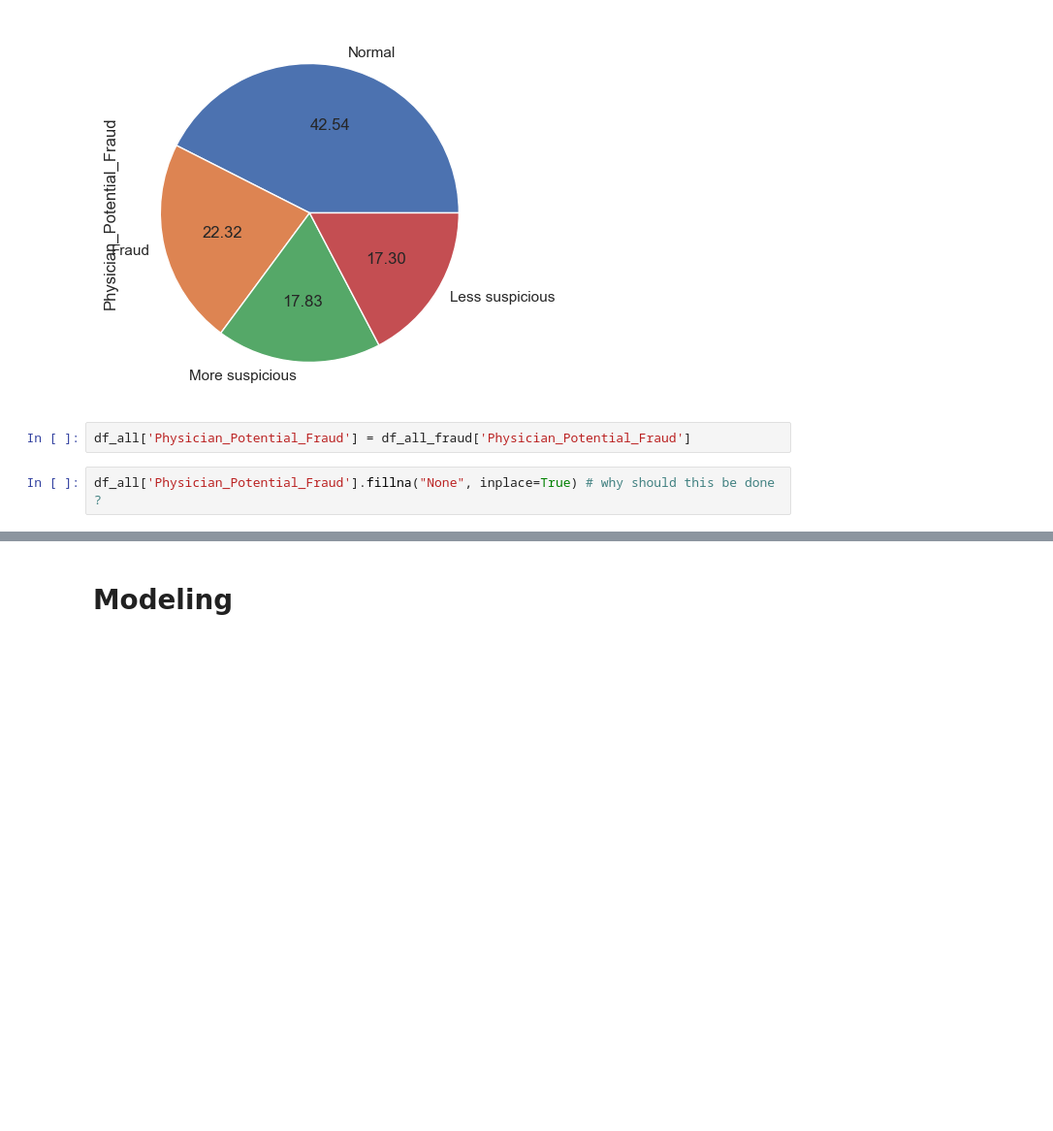
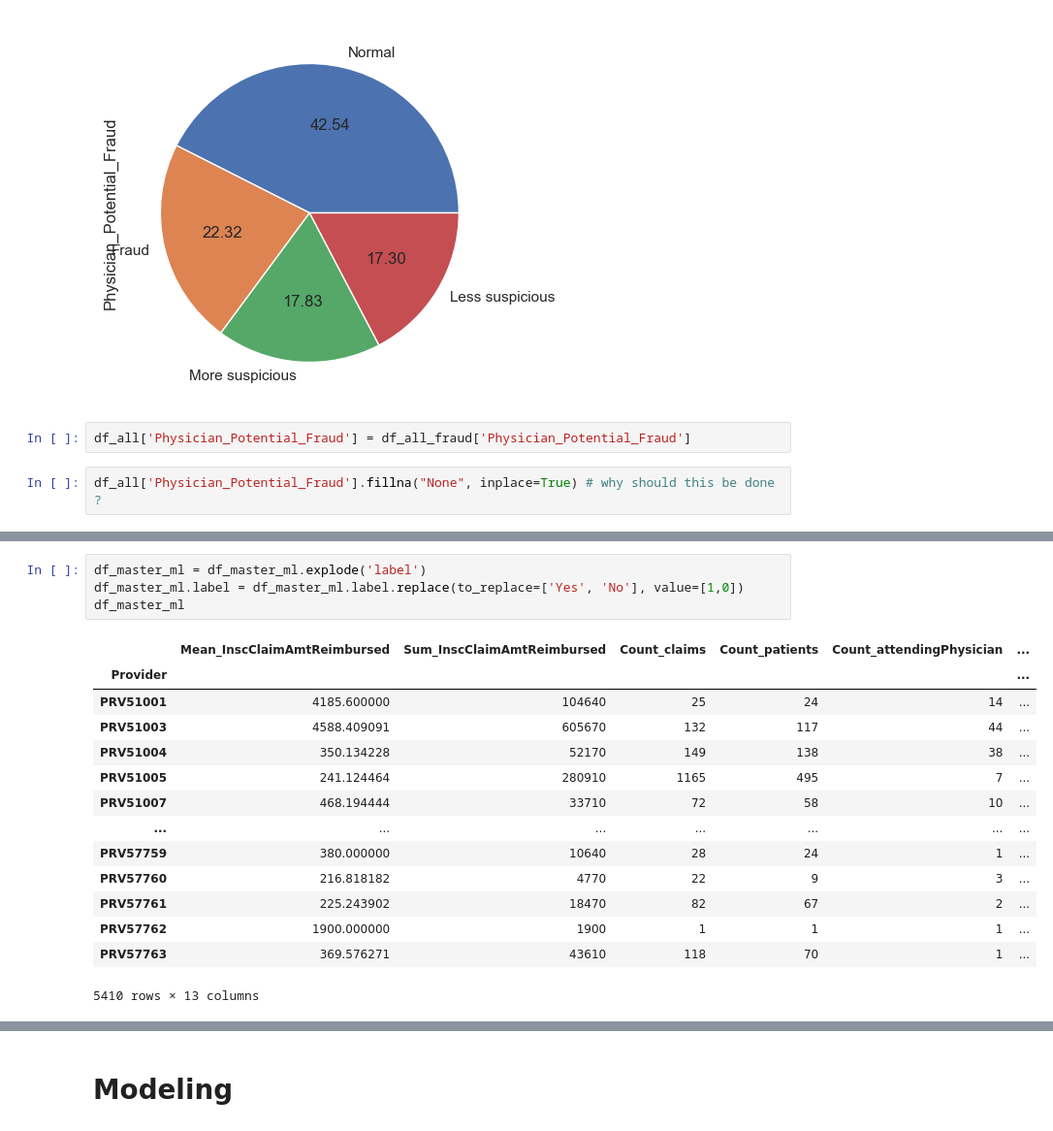
Before and after one commit to evkumar71/DataScience, a Jupyter notebook: Healtcare_fraud_detection.ipynb, the cells around one changed output, grey strips where cells are left out. Shown: that part at 97% size. Cells and saved outputs as stored; diff of their text form; blank space fills up the shorter version.

```diff
--- a/Healtcare_fraud_detection.ipynb
+++ b/Healtcare_fraud_detection.ipynb
@@ -414,0 +431,19 @@ Name: Physician_Potential_Fraud, Length: 558211, dtype: object
+# %%
+df_master_ml = df_master_ml.explode('label')
+df_master_ml.label = df_master_ml.label.replace(to_replace=['Yes', 'No'], value=[1,0])
+df_master_ml
+# %% [output]
+|  | Mean_InscClaimAmtReimbursed | Sum_InscClaimAmtReimbursed | Count_claims | Count_patients | Count_attendingPhysician | ... |
+| Provider |  |  |  |  |  | ... |
+| PRV51001 | 4185.600000 | 104640 | 25 | 24 | 14 | ... |
+| PRV51003 | 4588.409091 | 605670 | 132 | 117 | 44 | ... |
+| PRV51004 | 350.134228 | 52170 | 149 | 138 | 38 | ... |
+| PRV51005 | 241.124464 | 280910 | 1165 | 495 | 7 | ... |
+| PRV51007 | 468.194444 | 33710 | 72 | 58 | 10 | ... |
+| ... | ... | ... | ... | ... | ... | ... |
+| PRV57759 | 380.000000 | 10640 | 28 | 24 | 1 | ... |
+| PRV57760 | 216.818182 | 4770 | 22 | 9 | 3 | ... |
+| PRV57761 | 225.243902 | 18470 | 82 | 67 | 2 | ... |
+| PRV57762 | 1900.000000 | 1900 | 1 | 1 | 1 | ... |
+| PRV57763 | 369.576271 | 43610 | 118 | 70 | 1 | ... |
+5410 rows × 13 columns
```
Also changed, not shown: parts of 32 cells of this notebook.
